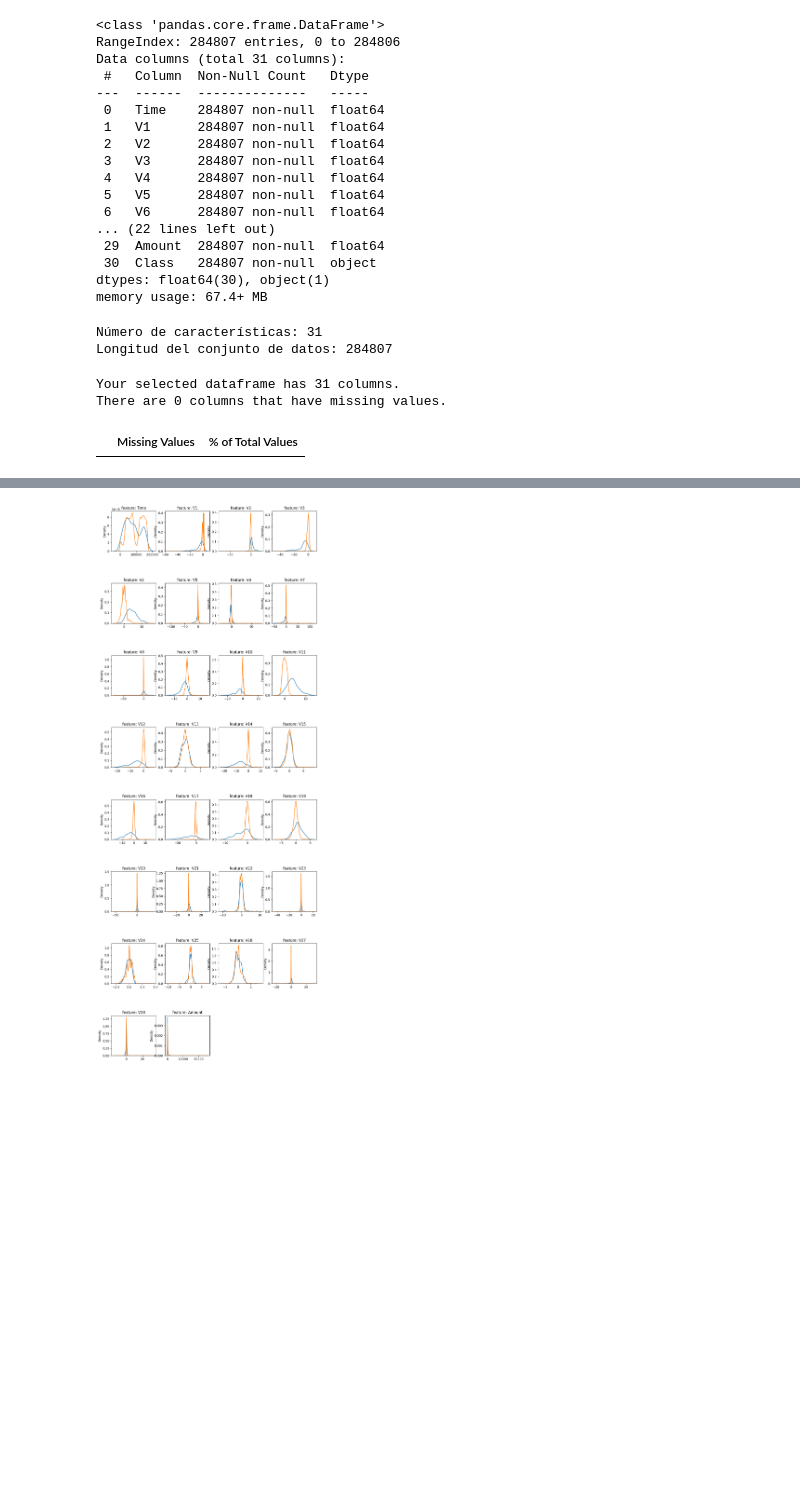
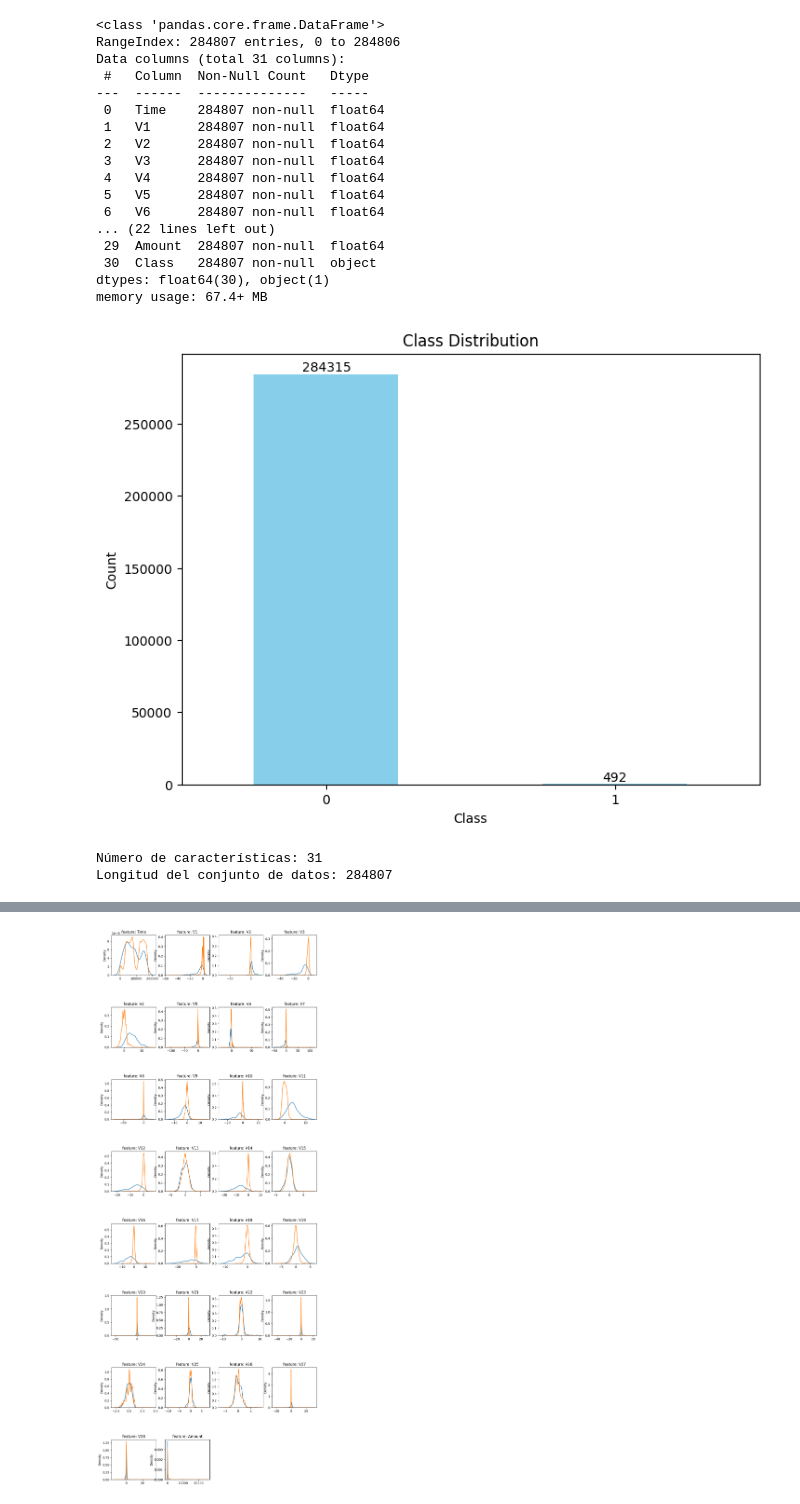
Before and after one commit to gomezgaston/ML-fraudprevention, a Jupyter notebook: EDA+Feature_selection.ipynb, the cells around one changed output, grey strips where cells are left out. Cells and saved outputs as stored; diff of their text form; code cells hidden in the pictures; blank space fills up the shorter version.

```diff
--- a/Feature_selection.ipynb
+++ b/EDA+Feature_selection.ipynb
@@ -89,4 +97,23 @@ dtypes: float64(30), object(1)
 memory usage: 67.4+ MB
 # %%
 df['Class'] = df['Class'].str.replace("'", "").astype('int64')
+# %%
+
+class_counts = df["Class"].value_counts()
+
+# Create a bar plot
+plt.figure(figsize=(8, 6))
+ax = class_counts.plot(kind='bar', color='skyblue')
+plt.title("Class Distribution")
+plt.xlabel("Class")
+plt.ylabel("Count")
+plt.xticks(rotation=0)  # To ensure class labels are not rotated
+
+# Add value labels on top of each bar
+for i, v in enumerate(class_counts):
+    ax.text(i, v, str(v), ha='center', va='bottom', fontsize=10, color='black')
+
+plt.show()
+# %% [output]
+[figure, added]
 # %%
@@ -95,9 +122,3 @@ print("Longitud del conjunto de datos:", len(df))
 # %% [output]
 Número de características: 31
 Longitud del conjunto de datos: 284807
-# %%
-missing_values_table(df)
-# %% [output]
-Your selected dataframe has 31 columns.
-There are 0 columns that have missing values.
-|  | Missing Values | % of Total Values |
```
Also changed, not shown: parts of 18 cells of this notebook, 20 other files.
